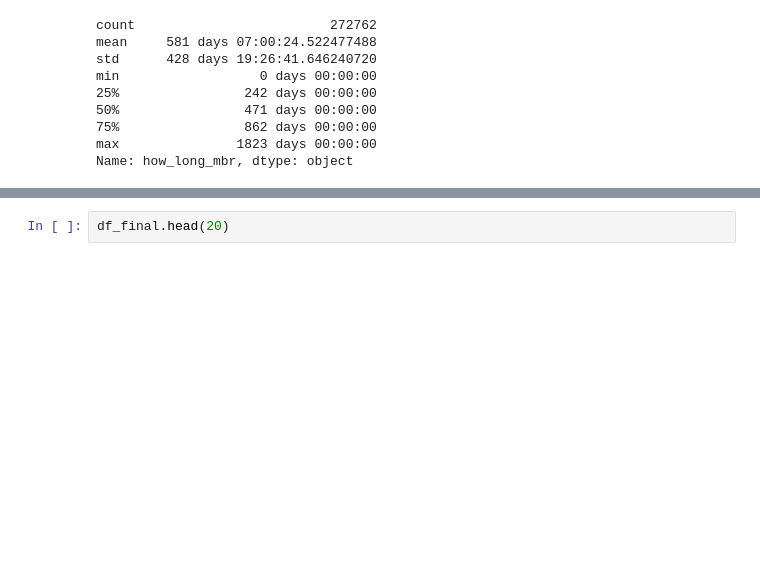
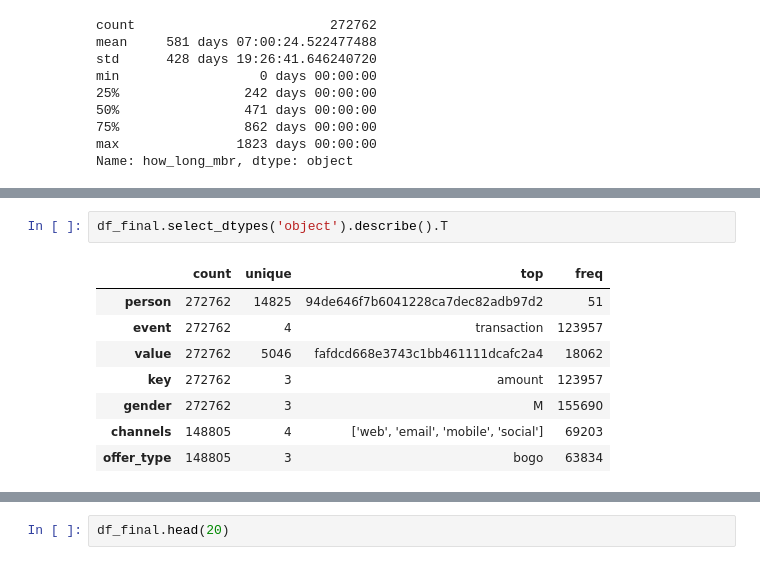
Before and after one commit to gyjong/workplace, a Jupyter notebook: quest_0202/0202_quest_sb.ipynb, the cells around one changed output, grey strips where cells are left out. Saved outputs shown, nothing was run; the diff lists cells and outputs as text; blank space fills up the shorter version.

```diff
--- a/quest_0202/0202_quest_sb.ipynb
+++ b/quest_0202/0202_quest_sb.ipynb
@@ -538,0 +601,11 @@ memory usage: 31.2+ MB
+# %%
+df_final.select_dtypes('object').describe().T
+# %% [output]
+|  | count | unique | top | freq |
+| person | 272762 | 14825 | 94de646f7b6041228ca7dec82adb97d2 | 51 |
+| event | 272762 | 4 | transaction | 123957 |
+| value | 272762 | 5046 | fafdcd668e3743c1bb461111dcafc2a4 | 18062 |
+| key | 272762 | 3 | amount | 123957 |
+| gender | 272762 | 3 | M | 155690 |
+| channels | 148805 | 4 | ['web', 'email', 'mobile', 'social'] | 69203 |
+| offer_type | 148805 | 3 | bogo | 63834 |
```
Also changed, not shown: parts of 75 cells of this notebook.
